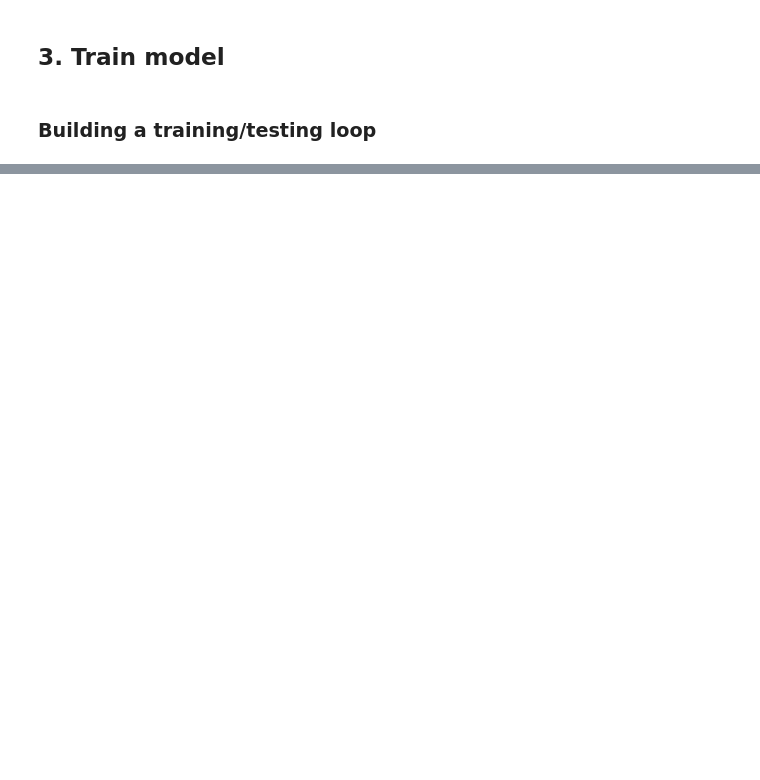
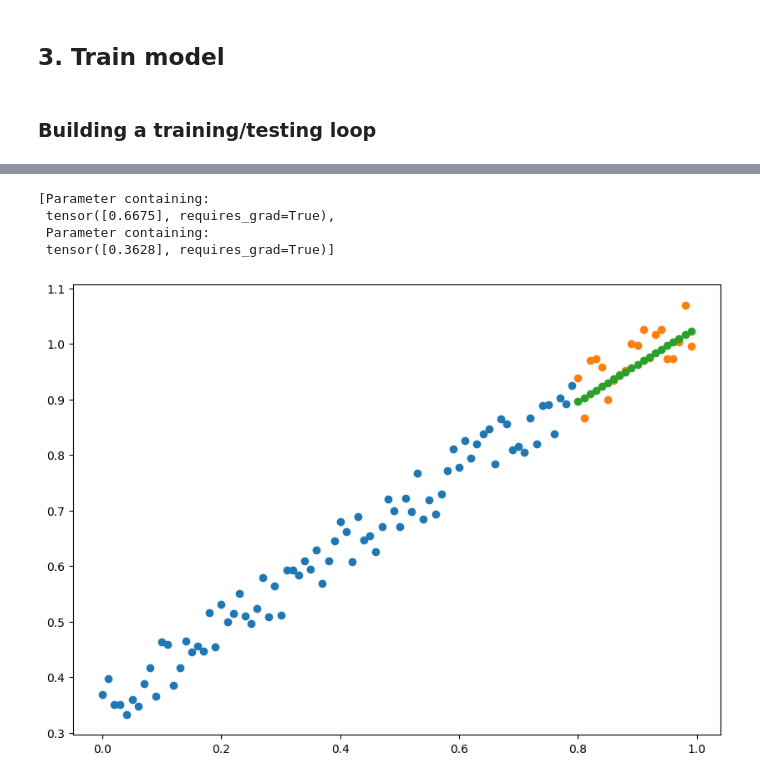
Before and after one commit to MahdiAmrollahi/pytorch-ZTM, a Jupyter notebook: 01_pytorch_workflow.ipynb, the cells around one changed output, grey strips where cells are left out. Cells and saved outputs as stored; diff of their text form; code cells hidden in the pictures; blank space fills up the shorter version.

Commit message:
train and test

```diff
--- a/01_pytorch_workflow.ipynb
+++ b/01_pytorch_workflow.ipynb
@@ -145,10 +155,12 @@ optimizer = torch.optim.SGD(params=model_0.parameters(),
 # %% [markdown]
 ### Building a training/testing loop
 # %%
-epochs = 1 # epoch is one loop through the data
+torch.manual_seed(42)
+epochs = 250 # epoch is one loop through the data
 
 ### Training
 for epoch in range(epochs):
+
     # Set model to train for training option(such as Dropout, Gradient ,...)
     model_0.train()
 
@@ -156,7 +168,7 @@ for epoch in range(epochs):
     y_pred = model_0(X_train)
 
     # 2. Calculate the loss
-    loss = loss_fn(y_pred,y_test)
+    loss = loss_fn(y_pred,y_train)
 
     # 3. Optimizer zero grad
     optimizer.zero_grad()
@@ -166,3 +178,17 @@ for epoch in range(epochs):
 
     # 5. Step the optimizer
     optimizer.step()
+
+
+    # Test model
+    model_0.eval()
+    with torch.inference_mode():
+        # 1. Forward pass
+        test_pred = model_0(X_test)
+
+        # 2. Calculate the loss
+        test_loss = loss_fn(test_pred,y_test)
+
+     # Extra term for detail while training
+    if epoch%10 == 0:
+        print(f"Epoch:{epoch} | Loss:{loss} | Test Loss:{test_loss}")
@@ -168,0 +213,15 @@ for epoch in range(epochs):
+# %%
+list(model_0.parameters())
+# %% [output]
+[Parameter containing:
+ tensor([0.6675], requires_grad=True),
+ Parameter containing:
+ tensor([0.3628], requires_grad=True)]
+# %%
+with torch.inference_mode():
+    model_0.eval()
+    y_pred = model_0(X_test)
+
+plot_prediction(prediction=y_pred)
+# %% [output]
+[figure, added]
```
Also changed, not shown: parts of 7 cells of this notebook.
